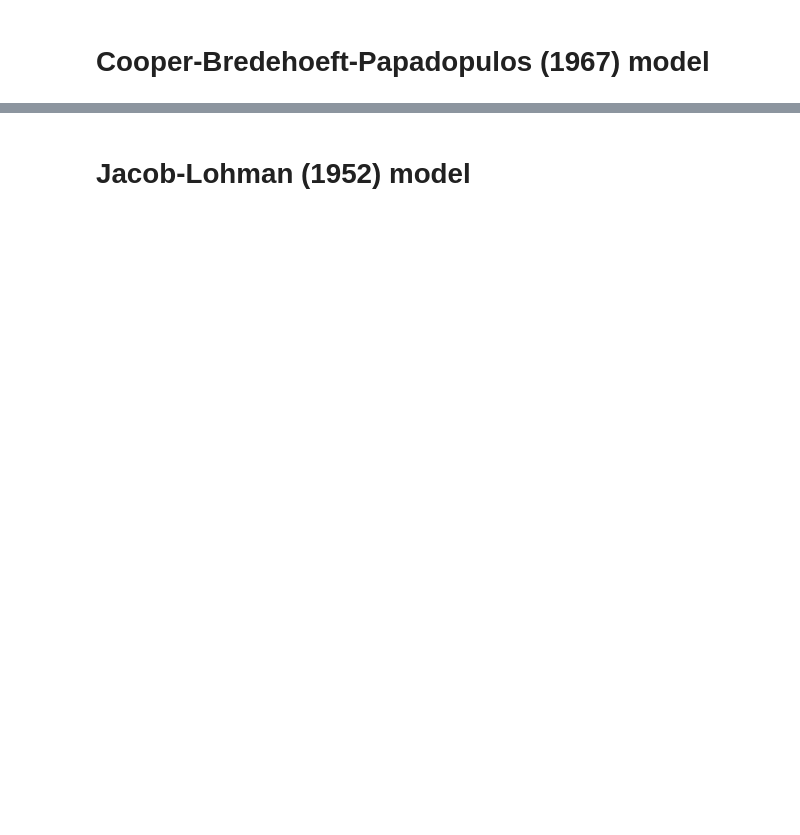
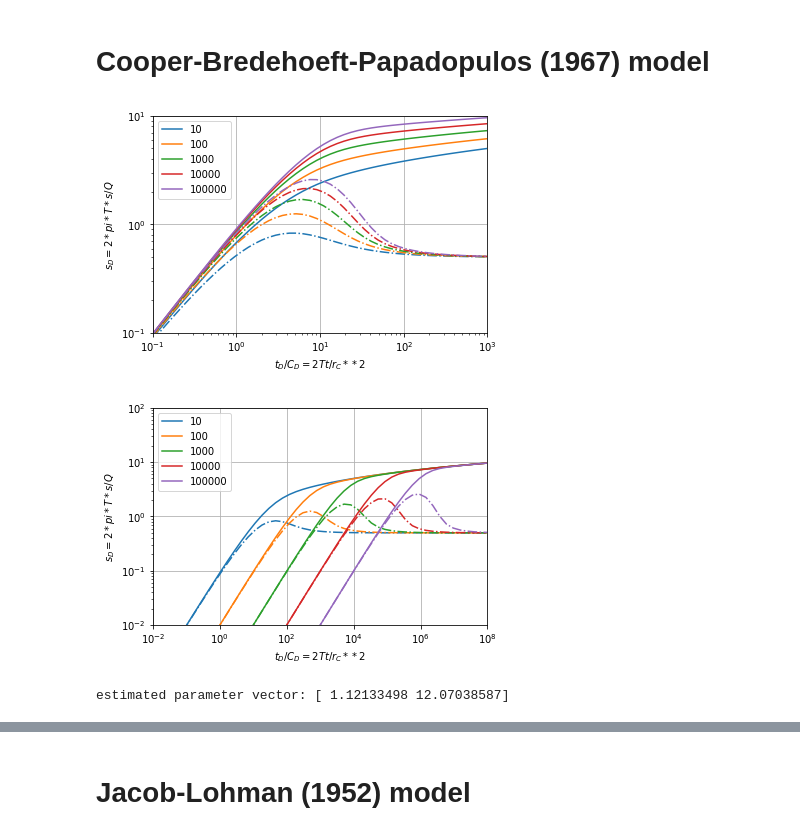
Before and after one commit to UniNE-CHYN/openhytest, a Jupyter notebook: notebooks/Test_prototype_model_fit_ND.ipynb, the cells around one changed output, grey strips where cells are left out. Cells and saved outputs as stored; diff of their text form; code cells hidden in the pictures; blank space fills up the shorter version.

```diff
--- a/notebooks/Test_prototype_model_fit_ND.ipynb
+++ b/notebooks/Test_prototype_model_fit_ND.ipynb
@@ -298,10 +418,16 @@ bequer.rpt()
 # %% [markdown]
 # Cooper-Bredehoeft-Papadopulos (1967) model
 # %%
-coobredpapa = ht.CooperBredehoeftPapadopulos(r=1, rc=1)
+coobredpapa = ht.PapadopulosCooper(r=1, rc=1)
 coobredpapa.plot_typecurve()
+# %% [output]
+[figure, added]
+[figure, added]
 # %%
-coobredpapa= ht.CooperBredehoeftPapadopulos(Q=0.0050472, r=3.048, rw=0.6096, rc=0.6096, df=df4)
-p = coobredpapa.guess_params()
+coo= ht.PapadopulosCooper(Q=0.0050472, r=3.048, rw=0.6096, rc=0.6096, df=df4)
+p = coo.guess_params()
+coo.inversion_option = 'dehoog'
 print("estimated parameter vector:",p)
+# %% [output]
+estimated parameter vector: [ 1.12133498 12.07038587]
 # %%
```
Also changed, not shown: parts of 37 cells of this notebook, 13 other files.
